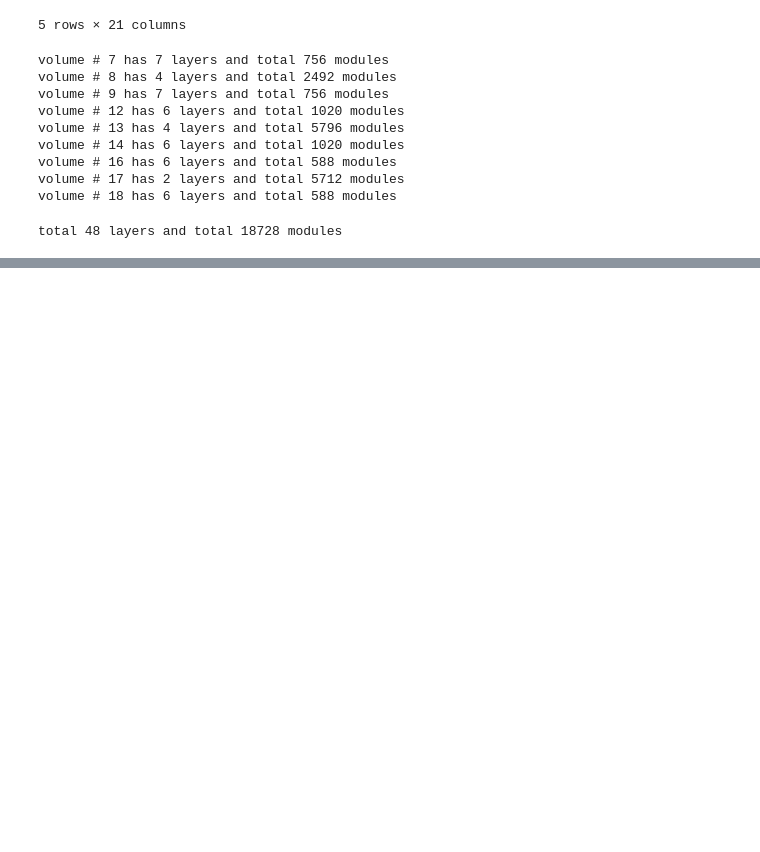
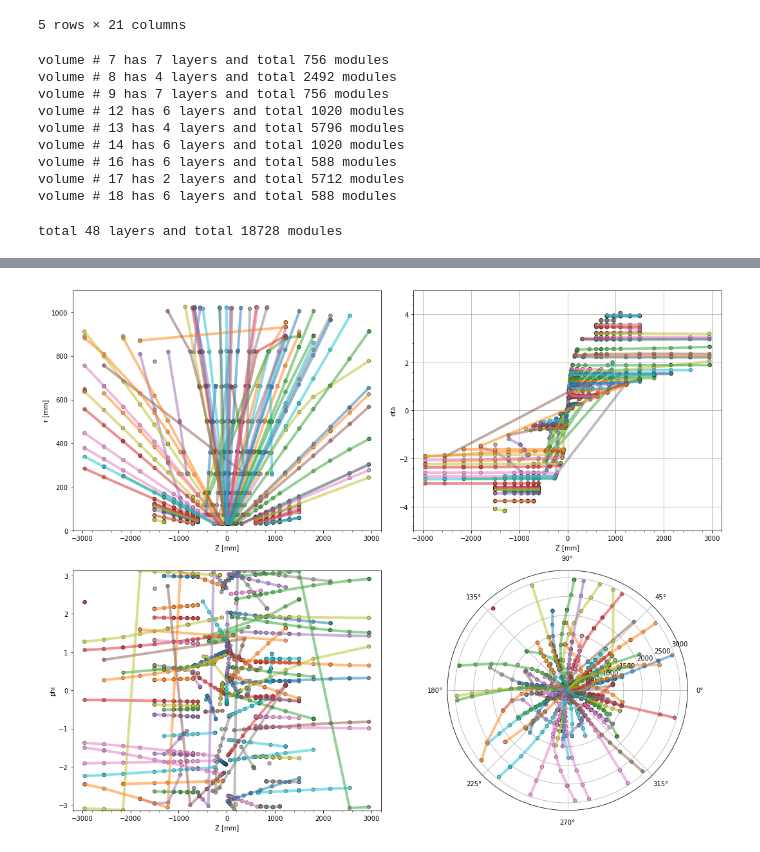
Before and after one commit to xju2/trackingML, a Jupyter notebook: featurs.ipynb, the cells around one changed output, grey strips where cells are left out. Drawn from its saved outputs; the diff is of its cells as text; code cells hidden in the pictures; blank space fills up the shorter version.

```diff
--- a/featurs.ipynb
+++ b/featurs.ipynb
@@ -199,0 +140,6 @@ ValueError: dictionary update sequence element #0 has length 3; 2 is required
+# %%
+event_prefix = 'event000001000'
+hits, cells, particles, truth = load_event(os.path.join('input/train_1', event_prefix))
+from utils import get_features
+hits = get_features(hits)
+hits_truth = pd.merge(hits, truth, on=['hit_id'])
@@ -199,0 +152,4 @@ ValueError: dictionary update sequence element #0 has length 3; 2 is required
+# %%
+res = view(hits_truth, pd.Series(np.unique(truth['particle_id'])), numb=100, pID_name='particle_id')
+# %% [output]
+[figure, added]
```
Also changed, not shown: parts of 13 cells of this notebook, 2 other files.
